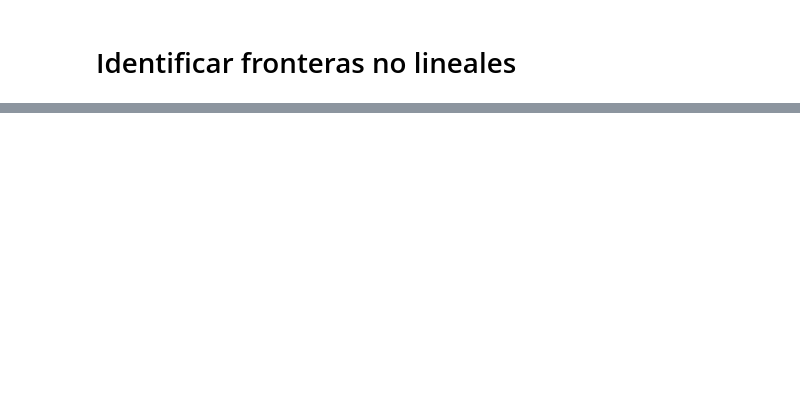
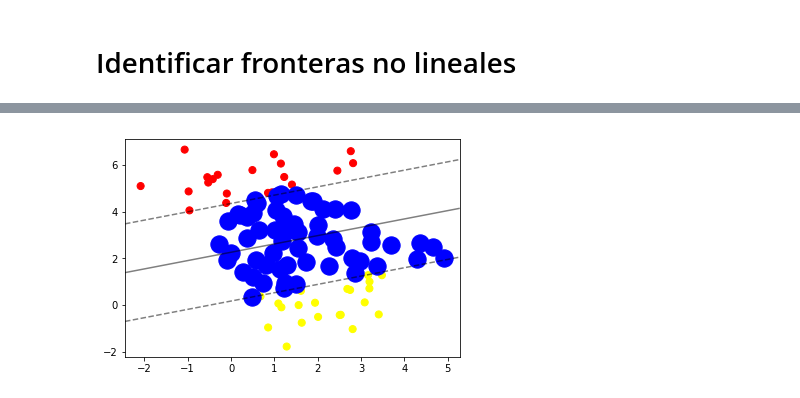
Before and after one commit to DGV1995/Machine-Learning-Data-Science, a Jupyter notebook: My notebooks/T8 - 3 - SVM - Kernels.ipynb, the cells around one changed output, grey strips where cells are left out. Cells and saved outputs as stored; diff of their text form; code cells hidden in the pictures; blank space fills up the shorter version.

```diff
--- a/My notebooks/T8 - 3 - SVM - Kernels.ipynb
+++ b/My notebooks/T8 - 3 - SVM - Kernels.ipynb
@@ -124,0 +104,9 @@ interactive(children=(Dropdown(description='elev', index=4, options=(-90, -60, -
+# %%
+X, Y = make_blobs(n_samples=100, centers=2, random_state=0, cluster_std=1.2)
+# %%
+plt.scatter(X[:,0], X[:,1], c=Y, s=50, cmap="autumn")
+model = SVC(kernel="linear", C=0.01)
+model.fit(X,Y)
+plt_svc(model)
+# %% [output]
+[figure, added]
```
Also changed, not shown: parts of 11 cells of this notebook, 1 other file.
